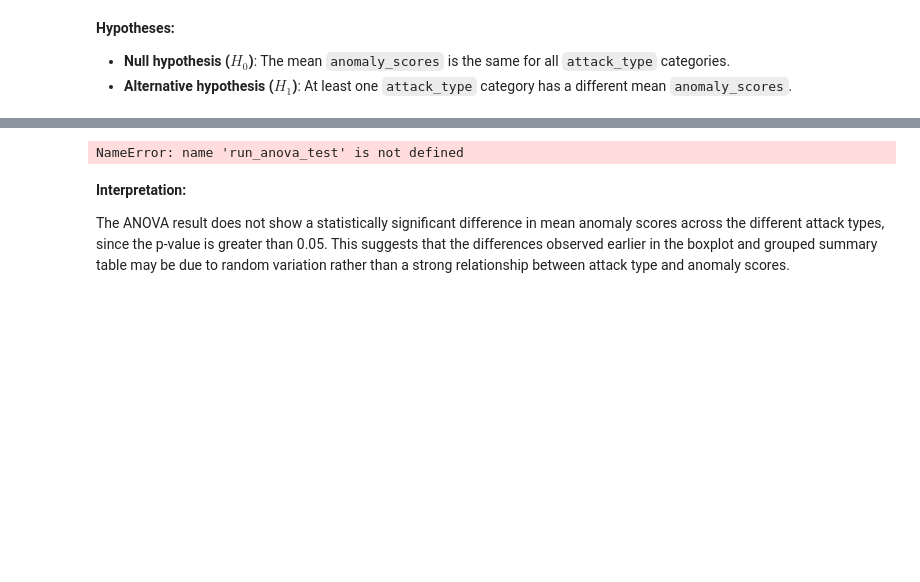
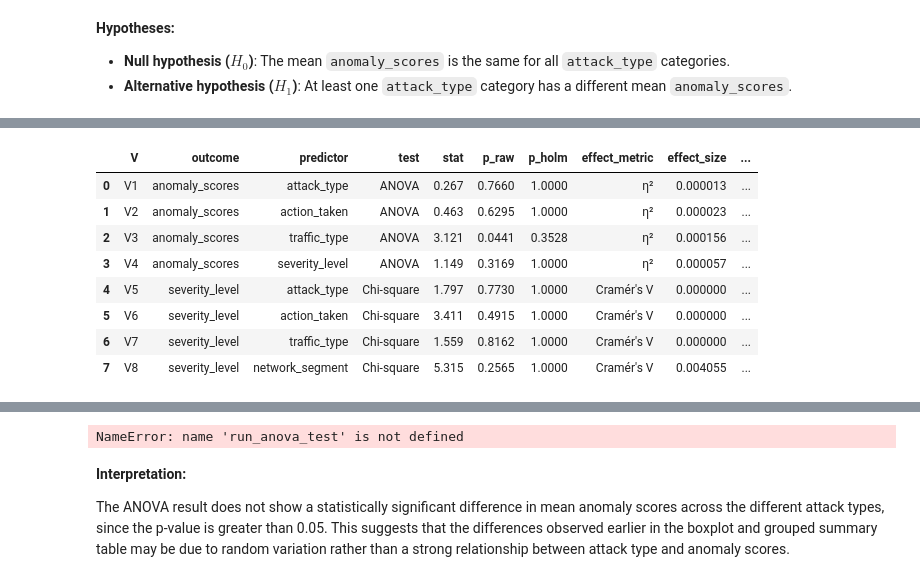
Before and after one commit to AlexanderPanagyurski/cyberattack-severity-analysis, a Jupyter notebook: Drivers of Cyberattack Severity.ipynb, the cells around one changed output, grey strips where cells are left out. Saved outputs shown, nothing was run; the diff lists cells and outputs as text; code cells hidden in the pictures; blank space fills up the shorter version.

```diff
--- a/Drivers of Cyberattack Severity.ipynb
+++ b/Drivers of Cyberattack Severity.ipynb
@@ -3303,0 +3312,75 @@ In this part of the project, hypothesis testing is used to examine whether the o
+# %%
+# --- Run all eight validation hypotheses on Dataset 2 ---
+
+rows = []
+
+# V1-V4: ANOVA on anomaly_scores
+anova_tests = [
+    ('V1', 'attack_type'),
+    ('V2', 'action_taken'),
+    ('V3', 'traffic_type'),
+    ('V4', 'severity_level'),
+]
+for vid, gvar in anova_tests:
+    groups = [
+        g['anomaly_scores'].values
+        for _, g in cybersecurity_attacks.groupby(gvar, observed=False)
+    ]
+    f, p = f_oneway(*groups)
+    eta2 = eta_squared(groups)
+    rows.append({
+        'V': vid,
+        'outcome': 'anomaly_scores',
+        'predictor': gvar,
+        'test': 'ANOVA',
+        'stat': round(f, 3),
+        'p_raw': round(p, 4),
+        'effect_metric': 'η²',
+        'effect_size': round(eta2, 6),
+        'magnitude': cohen_label_eta(eta2)
+    })
+
+# V5-V8: Chi-square on severity_level
+chi2_tests = [
+    ('V5', 'attack_type'),
+    ('V6', 'action_taken'),
+    ('V7', 'traffic_type'),
+    ('V8', 'network_segment'),
+]
+for vid, gvar in chi2_tests:
+    table = pd.crosstab(cybersecurity_attacks[gvar], cybersecurity_attacks['severity_level'])
+    chi2, p, dof, _ = chi2_contingency(table)
+    v = cramers_v_corrected(table)
+    df_min = min(table.shape) - 1
+    rows.append({
+        'V': vid,
+        'outcome': 'severity_level',
+        'predictor': gvar,
+        'test': 'Chi-square',
+        'stat': round(chi2, 3),
+        'p_raw': round(p, 4),
+        'effect_metric': "Cramér's V",
+        'effect_size': round(v, 6),
+        'magnitude': cohen_label_v(v, df_min)
+    })
+
+results_d2 = pd.DataFrame(rows)
+
+# Apply Holm correction across all 8 p-values
+results_d2['p_holm'] = np.round(holm_bonferroni(results_d2['p_raw'].values), 4)
+
+# Reorder columns
+results_d2 = results_d2[['V', 'outcome', 'predictor', 'test',
+                          'stat', 'p_raw', 'p_holm',
+                          'effect_metric', 'effect_size', 'magnitude']]
+results_d2
+# %% [output]
+|  | V | outcome | predictor | test | stat | p_raw | p_holm | effect_metric | effect_size | ... |
+| 0 | V1 | anomaly_scores | attack_type | ANOVA | 0.267 | 0.7660 | 1.0000 | η² | 0.000013 | ... |
+| 1 | V2 | anomaly_scores | action_taken | ANOVA | 0.463 | 0.6295 | 1.0000 | η² | 0.000023 | ... |
+| 2 | V3 | anomaly_scores | traffic_type | ANOVA | 3.121 | 0.0441 | 0.3528 | η² | 0.000156 | ... |
+| 3 | V4 | anomaly_scores | severity_level | ANOVA | 1.149 | 0.3169 | 1.0000 | η² | 0.000057 | ... |
+| 4 | V5 | severity_level | attack_type | Chi-square | 1.797 | 0.7730 | 1.0000 | Cramér's V | 0.000000 | ... |
+| 5 | V6 | severity_level | action_taken | Chi-square | 3.411 | 0.4915 | 1.0000 | Cramér's V | 0.000000 | ... |
+| 6 | V7 | severity_level | traffic_type | Chi-square | 1.559 | 0.8162 | 1.0000 | Cramér's V | 0.000000 | ... |
+| 7 | V8 | severity_level | network_segment | Chi-square | 5.315 | 0.2565 | 1.0000 | Cramér's V | 0.004055 | ... |
```
Also changed, not shown: parts of 16 cells of this notebook.
